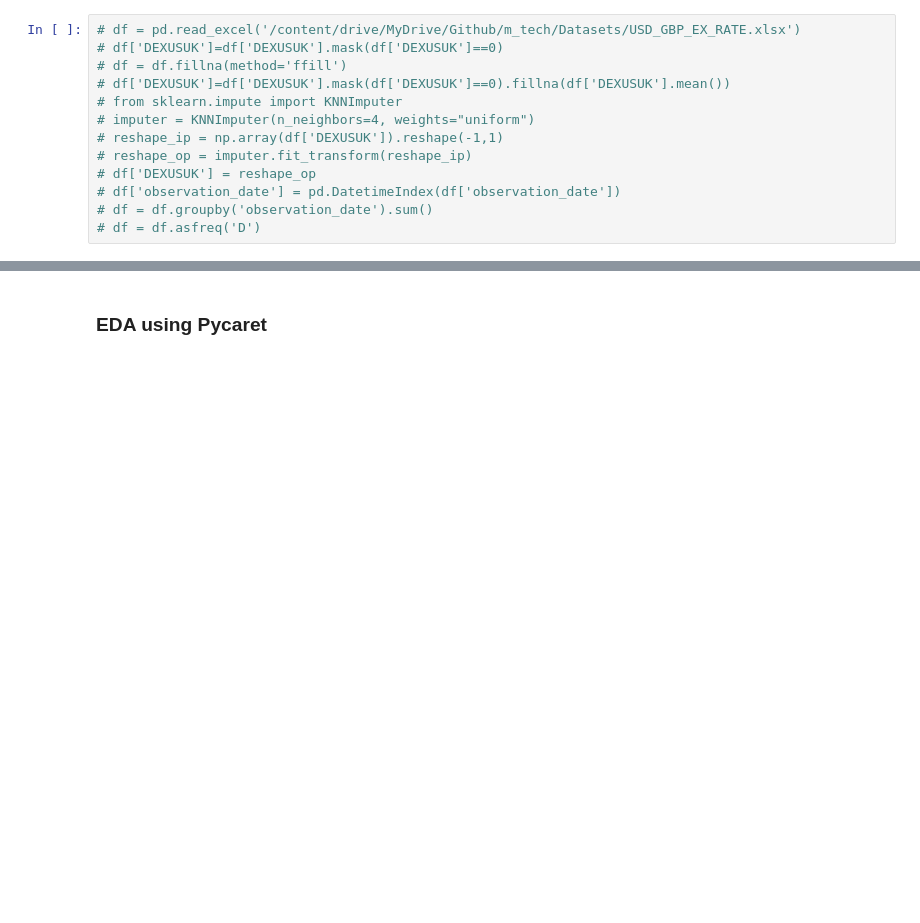
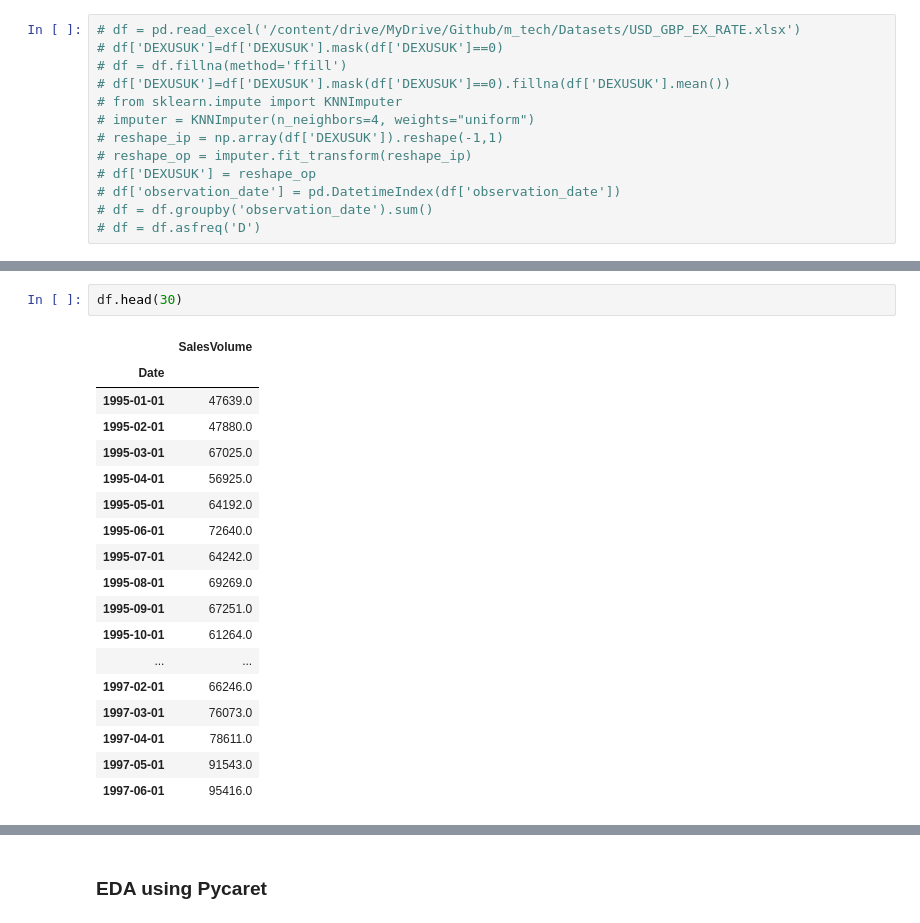
Before and after one commit to GautamKanagaraj/m_tech, a Jupyter notebook: Models/Pycaret.ipynb, the cells around one changed output, grey strips where cells are left out. Cells and saved outputs as stored; diff of their text form; blank space fills up the shorter version.

```diff
--- a/Models/Pycaret.ipynb
+++ b/Models/Pycaret.ipynb
@@ -52,3 +99,24 @@ df = df.asfreq('MS')
+# %%
+df.head(30)
+# %% [output]
+|  | SalesVolume |
+| Date |  |
+| 1995-01-01 | 47639.0 |
+| 1995-02-01 | 47880.0 |
+| 1995-03-01 | 67025.0 |
+| 1995-04-01 | 56925.0 |
+| 1995-05-01 | 64192.0 |
+| 1995-06-01 | 72640.0 |
+| 1995-07-01 | 64242.0 |
+| 1995-08-01 | 69269.0 |
+| 1995-09-01 | 67251.0 |
+| 1995-10-01 | 61264.0 |
+| ... | ... |
+| 1997-02-01 | 66246.0 |
+| 1997-03-01 | 76073.0 |
+| 1997-04-01 | 78611.0 |
+| 1997-05-01 | 91543.0 |
+| 1997-06-01 | 95416.0 |
 # %%
 df.plot()
 # %% [output]
```
Also changed, not shown: parts of 19 cells of this notebook, 9 other files.
